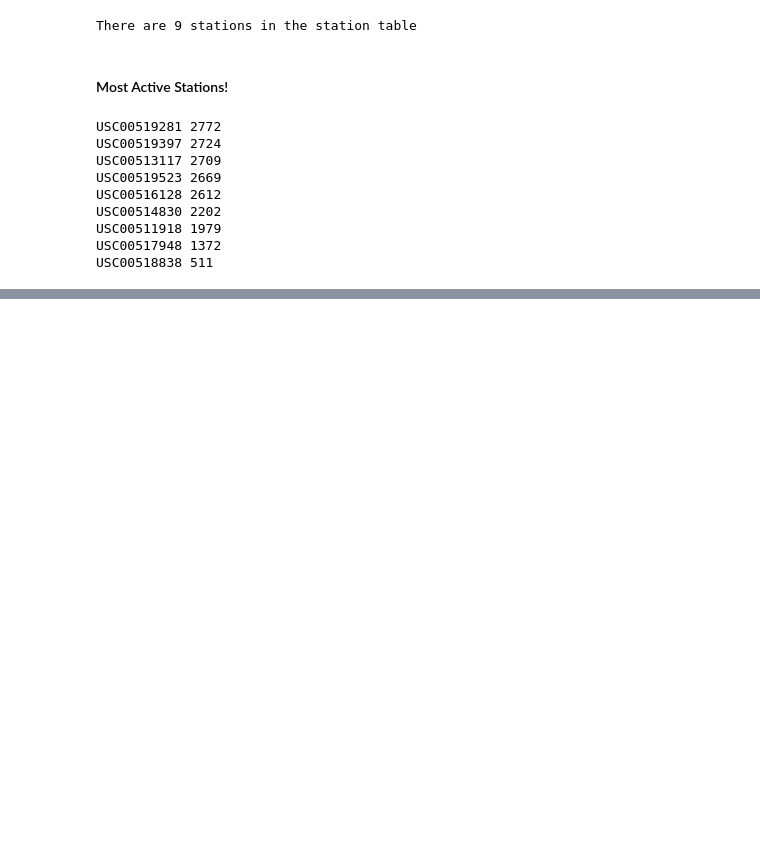
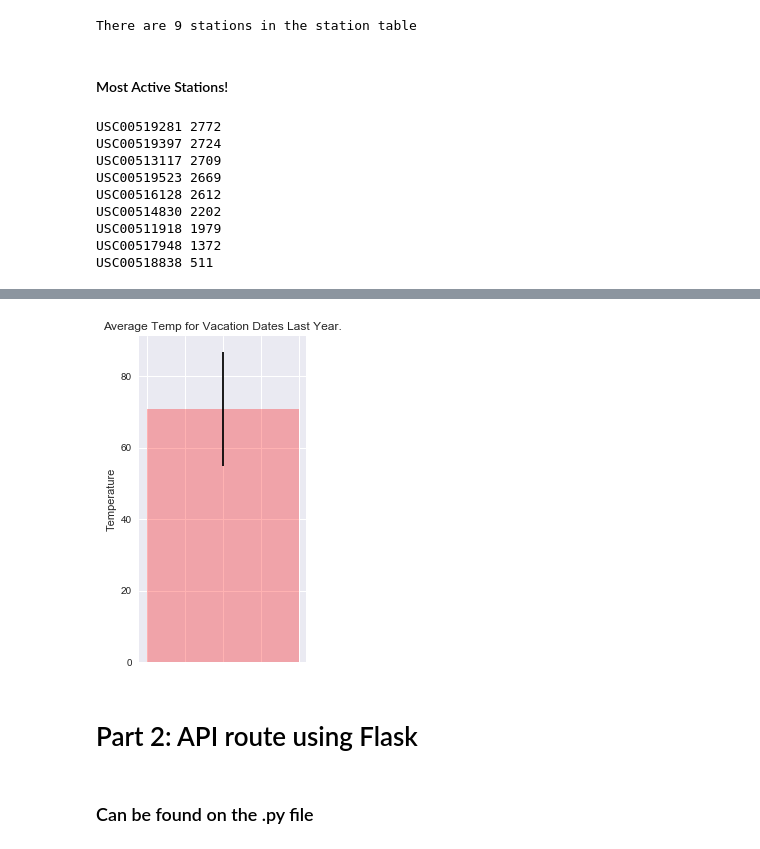
Before and after one commit to mtoriello0725/Climate-Analysis-Application, a Jupyter notebook: Climate.ipynb, the cells around one changed output, grey strips where cells are left out. Saved outputs shown, nothing was run; the diff lists cells and outputs as text; code cells hidden in the pictures; blank space fills up the shorter version.

```diff
--- a/Climate.ipynb
+++ b/Climate.ipynb
@@ -158,0 +213,18 @@ station_groupby.count()
+# %%
+vaca_temps = calc_temps('2017-03-01', '2017-03-08')
+vaca_temps = vaca_temps[0]
+fig, ax=plt.subplots(figsize=(3,6))
+yerr_bar = vaca_temps[2]-vaca_temps[0]
+
+ax.bar(x=0, height=vaca_temps[1], yerr=yerr_bar, alpha=.3, color='r', width=1)
+ax.set_xticklabels(labels="")
+ax.set_ylabel("Temperature")
+ax.set_title(f"Average Temp for Vacation Dates Last Year.")
+
+plt.show()
+# %% [output]
+[figure, added]
+# %% [markdown]
+# Part 2: API route using Flask
+# %% [markdown]
+### Can be found on the .py file
```
Also changed, not shown: parts of 20 cells of this notebook.
